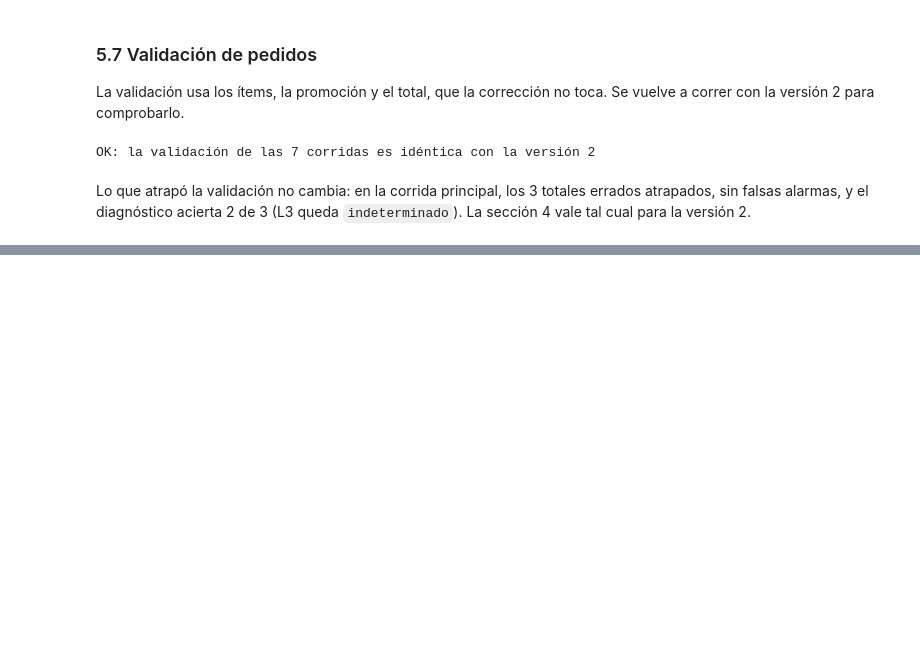
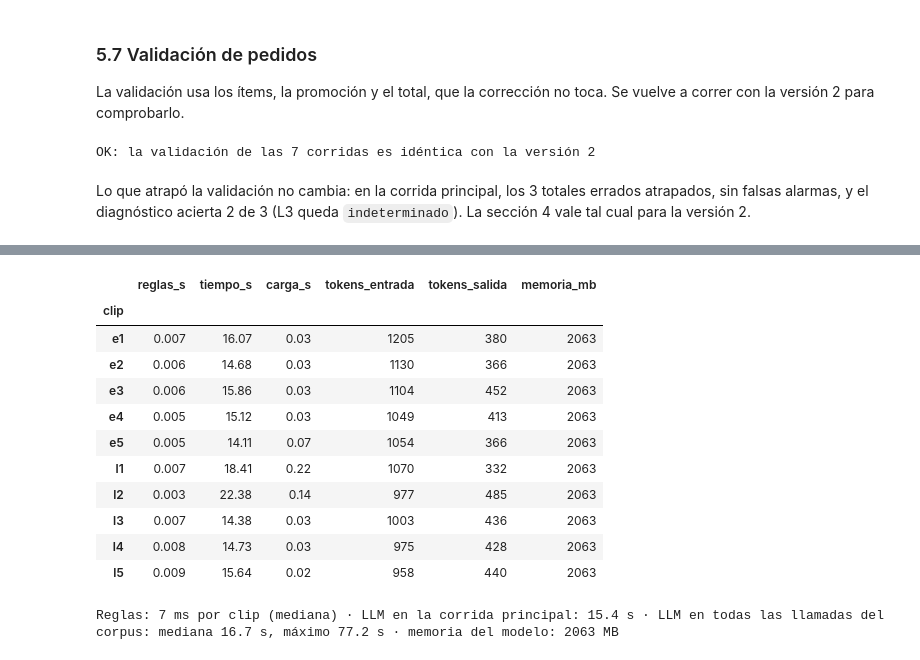
Before and after one commit to mmlis02/HW_05_202602, a Jupyter notebook: notebooks/06_resultados.ipynb, the cells around one changed output, grey strips where cells are left out. Saved outputs shown, nothing was run; the diff lists cells and outputs as text; code cells hidden in the pictures; blank space fills up the shorter version.

```diff
--- a/notebooks/06_resultados.ipynb
+++ b/notebooks/06_resultados.ipynb
@@ -1207,0 +1424,35 @@ Lo que atrapó la validación no cambia: en la corrida principal, los 3 totales
+# %%
+import time
+
+
+def mediana_reglas(texto, esquema, repeticiones=5):
+    tiempos = []
+    for _ in range(repeticiones):
+        inicio = time.perf_counter()
+        extraer(texto, esquema)
+        tiempos.append(time.perf_counter() - inicio)
+    return sorted(tiempos)[len(tiempos) // 2]
+
+
+medidas = pd.DataFrame([{"corrida": c, "clip": k, **{m: llamar(t, ESQUEMA[k[0]])[m] for m in ("tiempo_s", "carga_s", "tokens_entrada", "tokens_salida", "memoria_mb")}}
+                        for c in corridas_llm for k, t in textos[c].items()])
+reglas_s = pd.Series({k: mediana_reglas(t, ESQUEMA[k[0]]) for k, t in textos[PRINCIPAL].items()})
+principal_medidas = medidas[medidas["corrida"] == PRINCIPAL].set_index("clip").assign(reglas_s=reglas_s.round(3))
+display(principal_medidas[["reglas_s", "tiempo_s", "carga_s", "tokens_entrada", "tokens_salida", "memoria_mb"]])
+print(f"Reglas: {reglas_s.median() * 1000:.0f} ms por clip (mediana) · LLM en la corrida principal: {principal_medidas['tiempo_s'].median():.1f} s · "
+      f"LLM en todas las llamadas del corpus: mediana {medidas['tiempo_s'].median():.1f} s, máximo {medidas['tiempo_s'].max():.1f} s · "
+      f"memoria del modelo: {medidas['memoria_mb'].max()} MB")
+# %% [output]
+|  | reglas_s | tiempo_s | carga_s | tokens_entrada | tokens_salida | memoria_mb |
+| clip |  |  |  |  |  |  |
+| e1 | 0.007 | 16.07 | 0.03 | 1205 | 380 | 2063 |
+| e2 | 0.006 | 14.68 | 0.03 | 1130 | 366 | 2063 |
+| e3 | 0.006 | 15.86 | 0.03 | 1104 | 452 | 2063 |
+| e4 | 0.005 | 15.12 | 0.03 | 1049 | 413 | 2063 |
+| e5 | 0.005 | 14.11 | 0.07 | 1054 | 366 | 2063 |
+| l1 | 0.007 | 18.41 | 0.22 | 1070 | 332 | 2063 |
+| l2 | 0.003 | 22.38 | 0.14 | 977 | 485 | 2063 |
+| l3 | 0.007 | 14.38 | 0.03 | 1003 | 436 | 2063 |
+| l4 | 0.008 | 14.73 | 0.03 | 975 | 428 | 2063 |
+| l5 | 0.009 | 15.64 | 0.02 | 958 | 440 | 2063 |
+Reglas: 7 ms por clip (mediana) · LLM en la corrida principal: 15.4 s · LLM en todas las llamadas del corpus: mediana 16.7 s, máximo 77.2 s · memoria del modelo: 2063 MB
```
Also changed, not shown: parts of 24 cells of this notebook, 1 other file.
